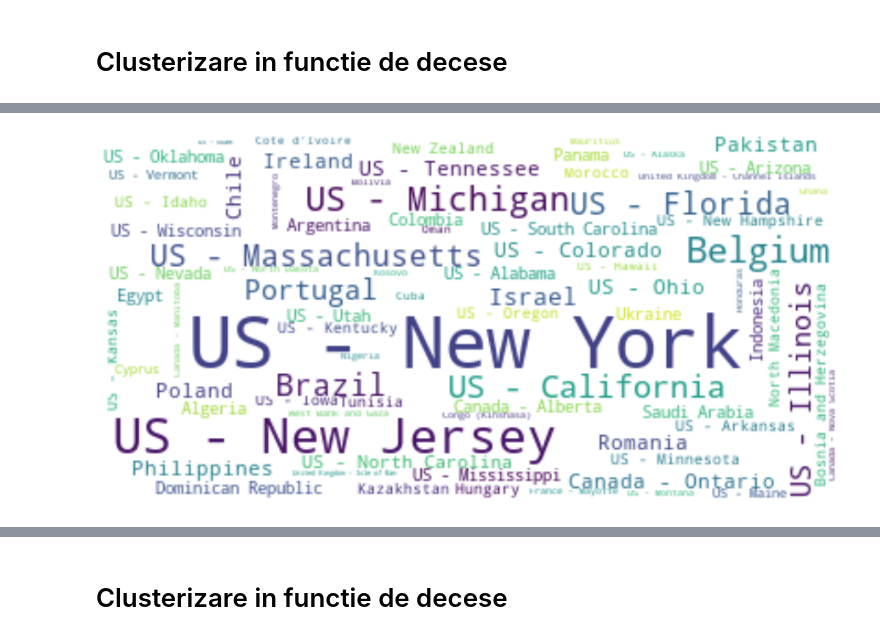
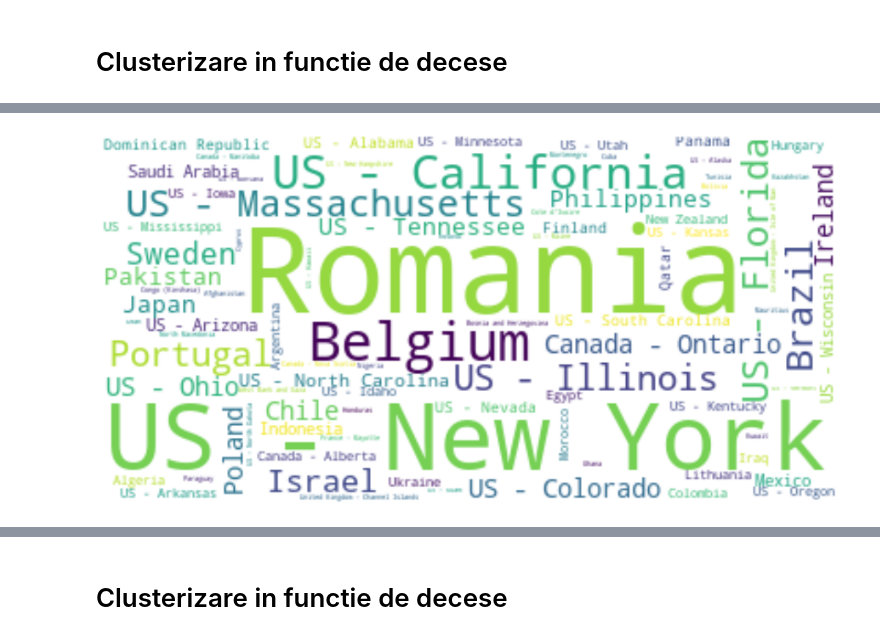
Before and after one commit to danpele/Covid-19-Romania, a Jupyter notebook: Clustering_RO/KMeans_RO.ipynb, the cells around one changed output, grey strips where cells are left out. Saved outputs shown, nothing was run; the diff lists cells and outputs as text; code cells hidden in the pictures.

```diff
--- a/Clustering_RO/KMeans_RO.ipynb
+++ b/Clustering_RO/KMeans_RO.ipynb
@@ -147,19 +147,22 @@ Init 1
 # %%
 index_RO = list(final_df['Country'].unique()).index('Romania')
 nr_cluster_RO = y_pred[index_RO]
 lista_tari_comune = {}
 for i,country in enumerate(final_df['Country'].unique()):
     if y_pred[i] == nr_cluster_RO:
         numar_cazuri = final_df.loc[final_df['Country']==country,'ConfirmedCases'].values[-1]
         lista_tari_comune[country] = numar_cazuri
 
+#Marire artificiala a numarului de cazuri
+#Doar pentru centralizarea 'Romaniei' in grafic
+lista_tari_comune['Romania'] = 200000
 f,ax = plt.subplots(figsize=(16,8))
 wordcloud = WordCloud(background_color="white").generate_from_frequencies(lista_tari_comune)
 ax.imshow(wordcloud, interpolation='bilinear')
 plt.axis("off")
 plt.show()
 # %% [output]
-[figure, old version]
+[figure, new version]
 # %%
 for yi in range(5):
     f,ax = plt.subplots(figsize=(10,5))
```
Also changed, not shown: parts of 5 cells of this notebook.
